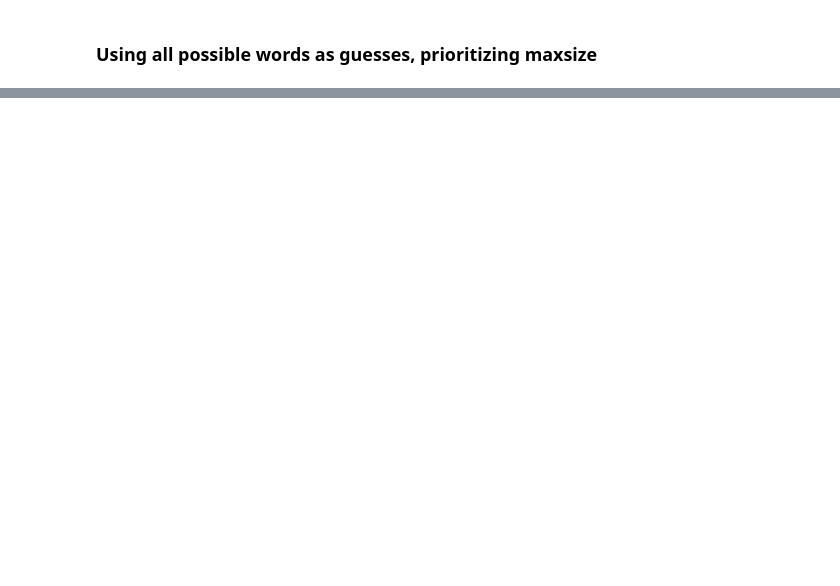
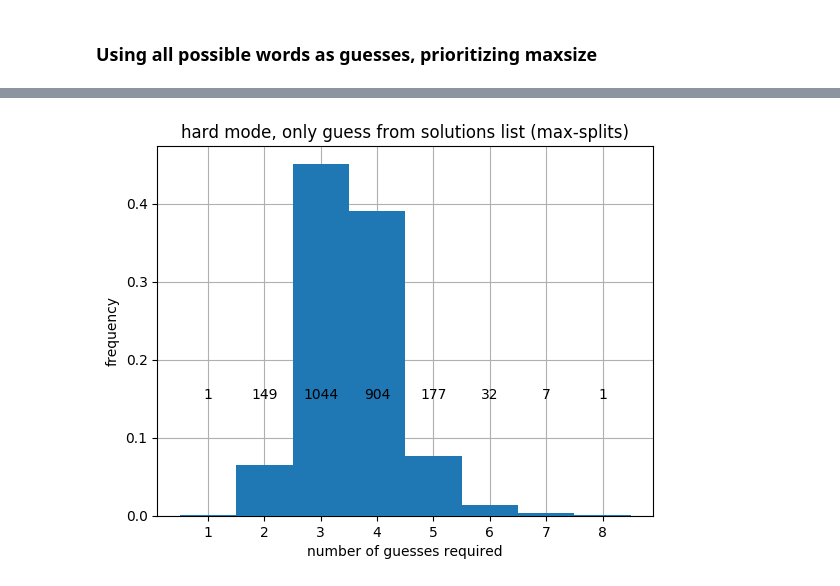
Before and after one commit to LaurentLessard/wordlesolver, a Jupyter notebook: performance.ipynb, the cells around one changed output, grey strips where cells are left out. Cells and saved outputs as stored; diff of their text form; code cells hidden in the pictures; blank space fills up the shorter version.

```diff
--- a/performance.ipynb
+++ b/performance.ipynb
@@ -391,0 +282,8 @@ Statistics.mean(turns_hard)
+# %%
+plot_num_turns(
+    turns_hard_split,
+    title_text="hard mode, only guess from solutions list (max-splits)",
+    saved_filename="strat_using_hard_mode_prioritize_splits.png"
+)
+# %% [output]
+[figure, added]
```
Also changed, not shown: parts of 67 cells of this notebook, 12 other files.
